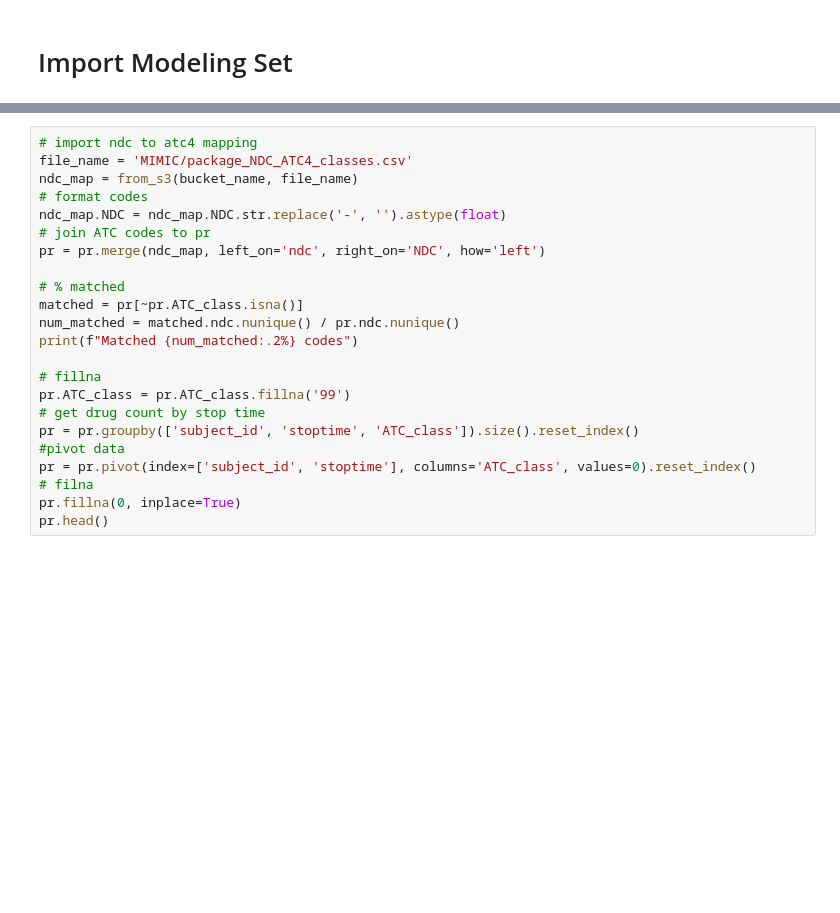
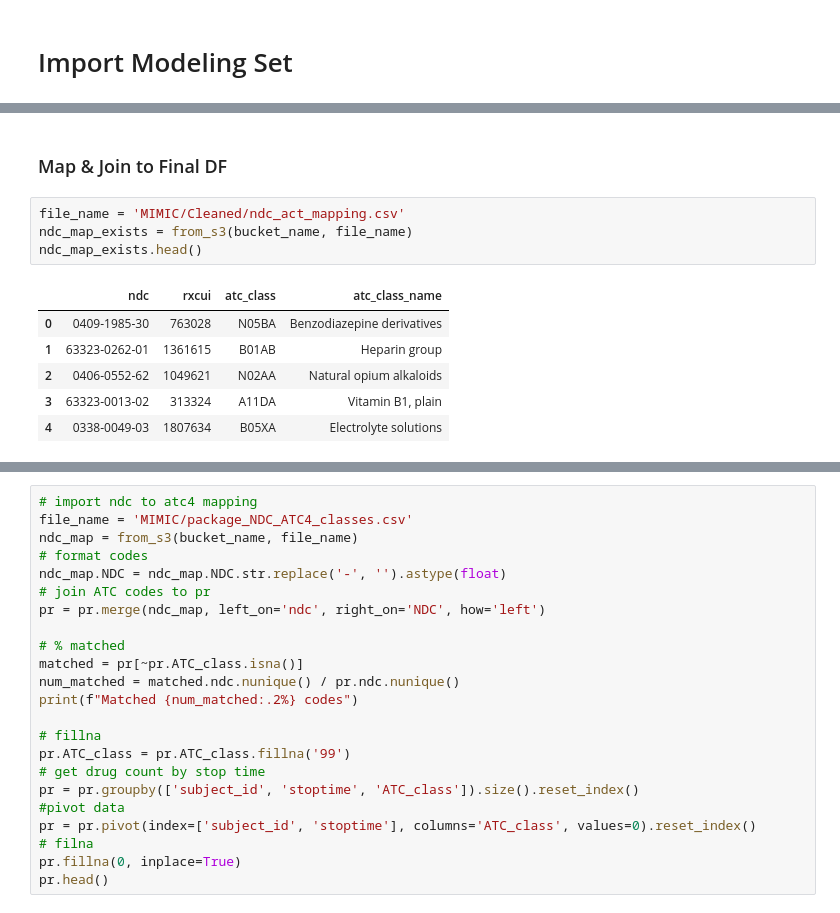
Before and after one commit to Jas-Dinh/resist.ai, a Jupyter notebook: Feature Engineering/mimic_feat_eng_diag_pr.ipynb, the cells around one changed output, grey strips where cells are left out. Saved outputs shown, nothing was run; the diff lists cells and outputs as text; blank space fills up the shorter version.

```diff
--- a/Feature Engineering/mimic_feat_eng_diag_pr.ipynb
+++ b/Feature Engineering/mimic_feat_eng_diag_pr.ipynb
@@ -106,0 +153,13 @@ diag_pivot.head()
+# %% [markdown]
+### Map & Join to Final DF
+# %%
+file_name = 'MIMIC/Cleaned/ndc_act_mapping.csv'
+ndc_map_exists = from_s3(bucket_name, file_name)
+ndc_map_exists.head()
+# %% [output]
+|  | ndc | rxcui | atc_class | atc_class_name |
+| 0 | 0409-1985-30 | 763028 | N05BA | Benzodiazepine derivatives |
+| 1 | 63323-0262-01 | 1361615 | B01AB | Heparin group |
+| 2 | 0406-0552-62 | 1049621 | N02AA | Natural opium alkaloids |
+| 3 | 63323-0013-02 | 313324 | A11DA | Vitamin B1, plain |
+| 4 | 0338-0049-03 | 1807634 | B05XA | Electrolyte solutions |
```
Also changed, not shown: parts of 26 cells of this notebook, 3 other files.
